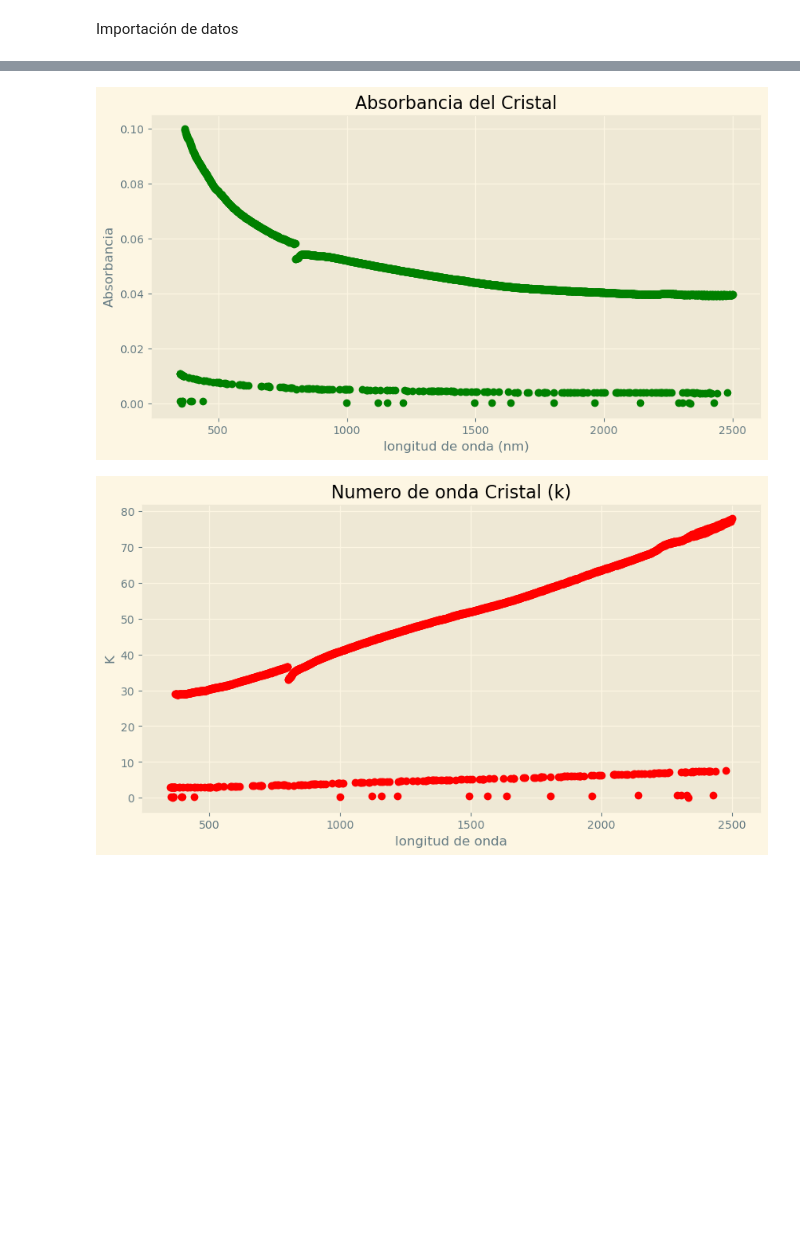
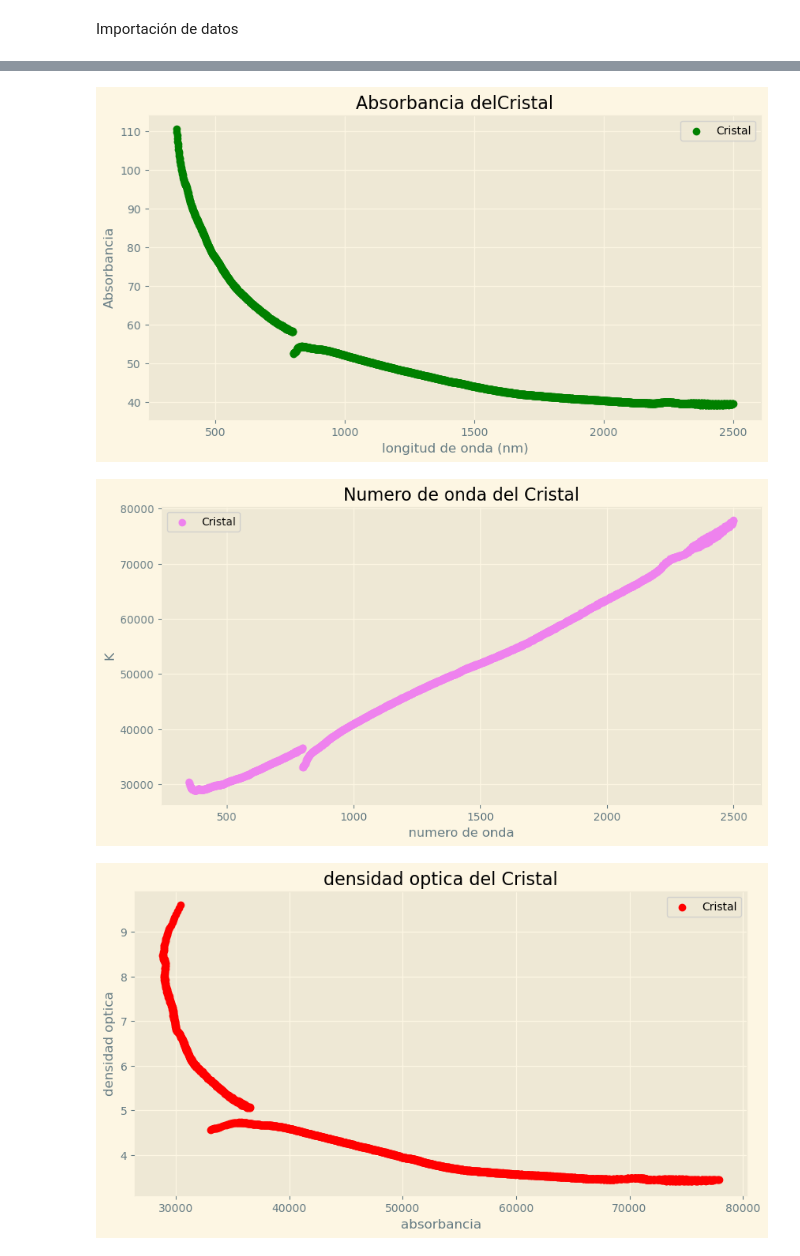
Before and after one commit to AlejoProjects/tecnicas, a Jupyter notebook: BandGapInitial.ipynb, the cells around one changed output, grey strips where cells are left out. Saved outputs shown, nothing was run; the diff lists cells and outputs as text; code cells hidden in the pictures; blank space fills up the shorter version.

```diff
--- a/BandGapInitial.ipynb
+++ b/BandGapInitial.ipynb
@@ -85,5 +150,5 @@ class material:
 # %%
-vidrio =  material("Vidrio",1.5)
-acetato = material("Acetato",1.5)
-cristal = material("Cristal",1.5)
+vidrio =  material("Vidrio",0.98,1.5)
+acetato = material("Acetato",0.1,1.3720)
+cristal = material("Cristal",0.2,1.5)
 # %%
@@ -105,5 +180,8 @@ acetato.graph_k(acetato.k_calc())
 # %%
+k_cristal=cristal.k_calc()
 cristal.graph_T()
 cristal.graph_abs()
-cristal.graph_k(cristal.k_calc())
+cristal.graph_k(k_cristal)
+cristal.graph_do(k_cristal,cristal.do_calc())
+cristal.graph_R_Theoric(cristal.R_theoric_calc())
 # %% [output]
@@ -111,2 +189,3 @@ cristal.graph_k(cristal.k_calc())
-[figure, old version]
+[figure, new version]
-[figure, old version]
+[figure, new version]
+[figure, added]
```
Also changed, not shown: parts of 4 cells of this notebook, 3 other files.
